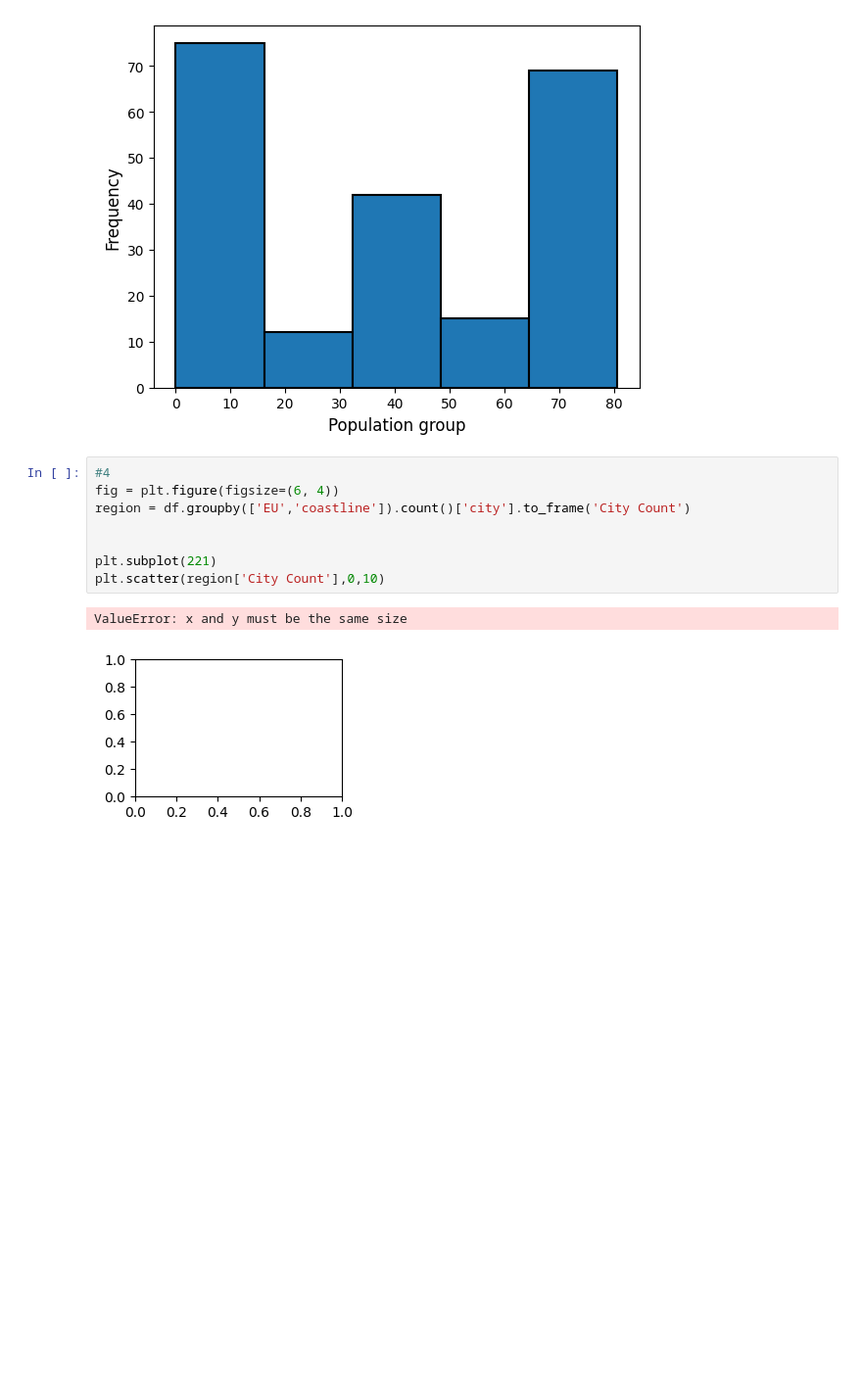
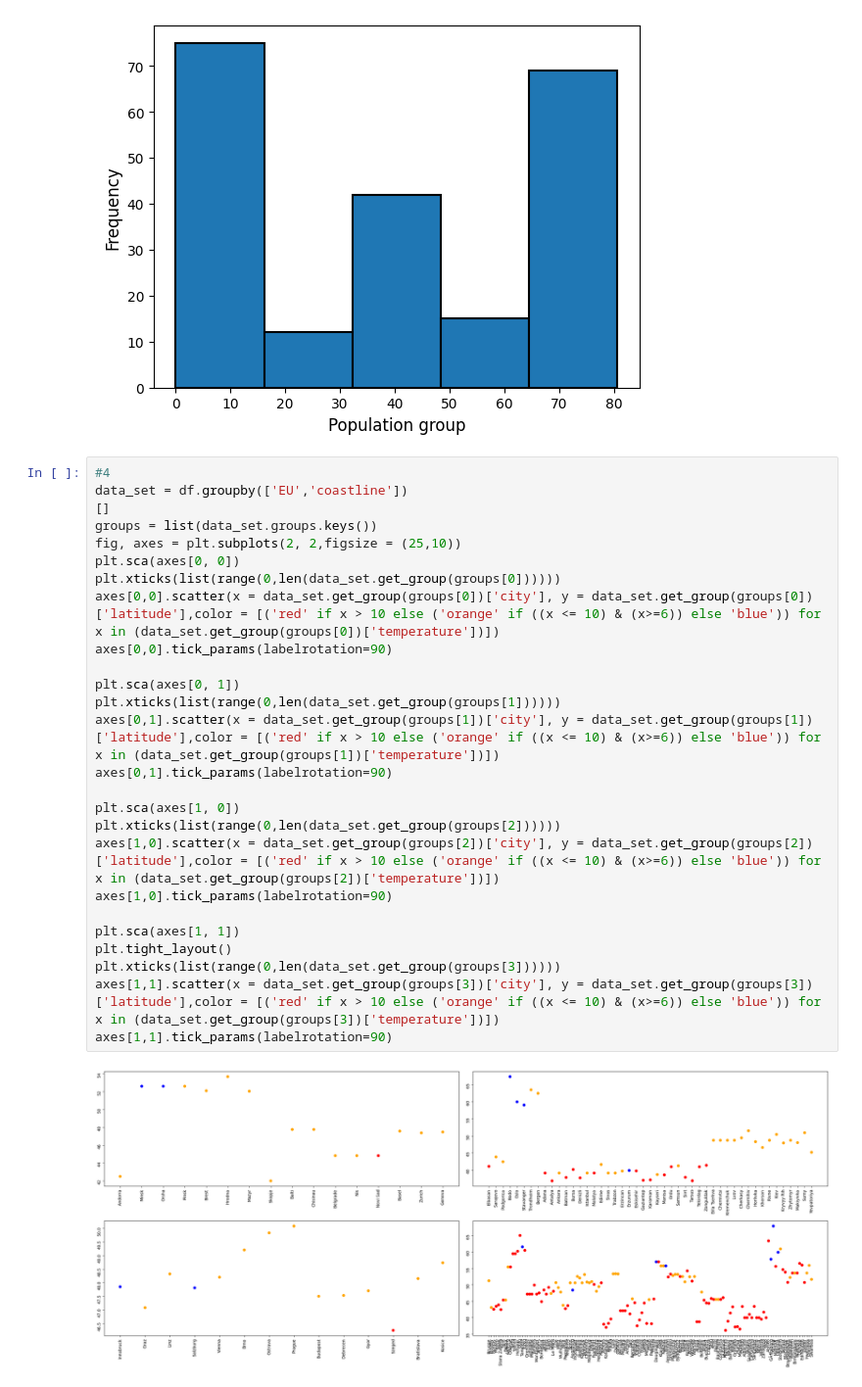
Before and after one commit to JahCSpeed/Data-Man, a Jupyter notebook: Hw3/eucities_temps.ipynb, the cells around one changed output. Shown: that part at 98% size. Cells and saved outputs as stored; diff of their text form; blank space fills up the shorter version.

```diff
--- a/Hw3/eucities_temps.ipynb
+++ b/Hw3/eucities_temps.ipynb
@@ -97,14 +97,31 @@ plt.hist(df['population'], linewidth=1.5, edgecolor='black', bins=5)
 plt.show()
 # %% [output]
 [figure]
-# %%
-#4
-fig = plt.figure(figsize=(6, 4))
-region = df.groupby(['EU','coastline']).count()['city'].to_frame('City Count')
-
-
-plt.subplot(221)
-plt.scatter(region['City Count'],0,10)
-# %% [output]
-ValueError: x and y must be the same size
-[figure, removed]
+# %%
+#4
+data_set = df.groupby(['EU','coastline'])
+[]
+groups = list(data_set.groups.keys())
+fig, axes = plt.subplots(2, 2,figsize = (25,10))
+plt.sca(axes[0, 0])
+plt.xticks(list(range(0,len(data_set.get_group(groups[0])))))
+axes[0,0].scatter(x = data_set.get_group(groups[0])['city'], y = data_set.get_group(groups[0])['latitude'],color = [('red' if x > 10 else ('orange' if ((x <= 10) & (x>=6)) else 'blue')) for x in (data_set.get_group(groups[0])['temperature'])])
+axes[0,0].tick_params(labelrotation=90)
+
+plt.sca(axes[0, 1])
+plt.xticks(list(range(0,len(data_set.get_group(groups[1])))))
+axes[0,1].scatter(x = data_set.get_group(groups[1])['city'], y = data_set.get_group(groups[1])['latitude'],color = [('red' if x > 10 else ('orange' if ((x <= 10) & (x>=6)) else 'blue')) for x in (data_set.get_group(groups[1])['temperature'])])
+axes[0,1].tick_params(labelrotation=90)
+
+plt.sca(axes[1, 0])
+plt.xticks(list(range(0,len(data_set.get_group(groups[2])))))
+axes[1,0].scatter(x = data_set.get_group(groups[2])['city'], y = data_set.get_group(groups[2])['latitude'],color = [('red' if x > 10 else ('orange' if ((x <= 10) & (x>=6)) else 'blue')) for x in (data_set.get_group(groups[2])['temperature'])])
+axes[1,0].tick_params(labelrotation=90)
+
+plt.sca(axes[1, 1])
+plt.tight_layout()
+plt.xticks(list(range(0,len(data_set.get_group(groups[3])))))
+axes[1,1].scatter(x = data_set.get_group(groups[3])['city'], y = data_set.get_group(groups[3])['latitude'],color = [('red' if x > 10 else ('orange' if ((x <= 10) & (x>=6)) else 'blue')) for x in (data_set.get_group(groups[3])['temperature'])])
+axes[1,1].tick_params(labelrotation=90)
+# %% [output]
+[figure, added]
```
Also changed, not shown: parts of 4 cells of this notebook, 2 other files.
